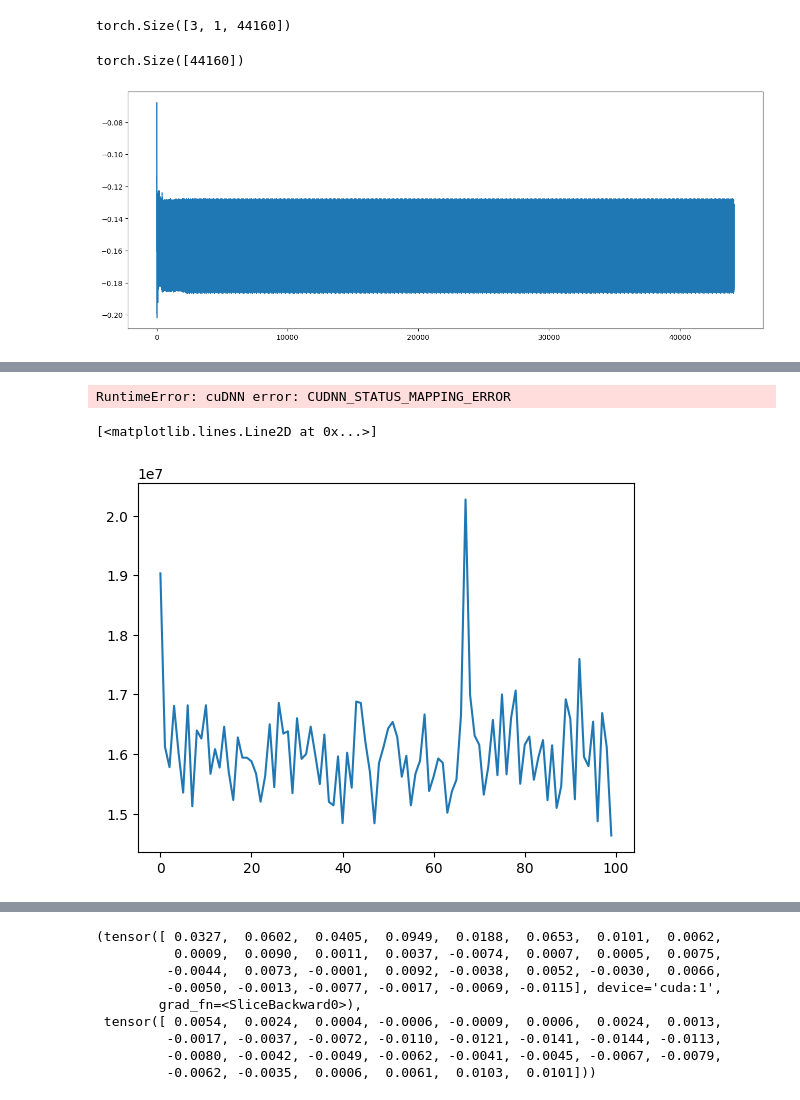
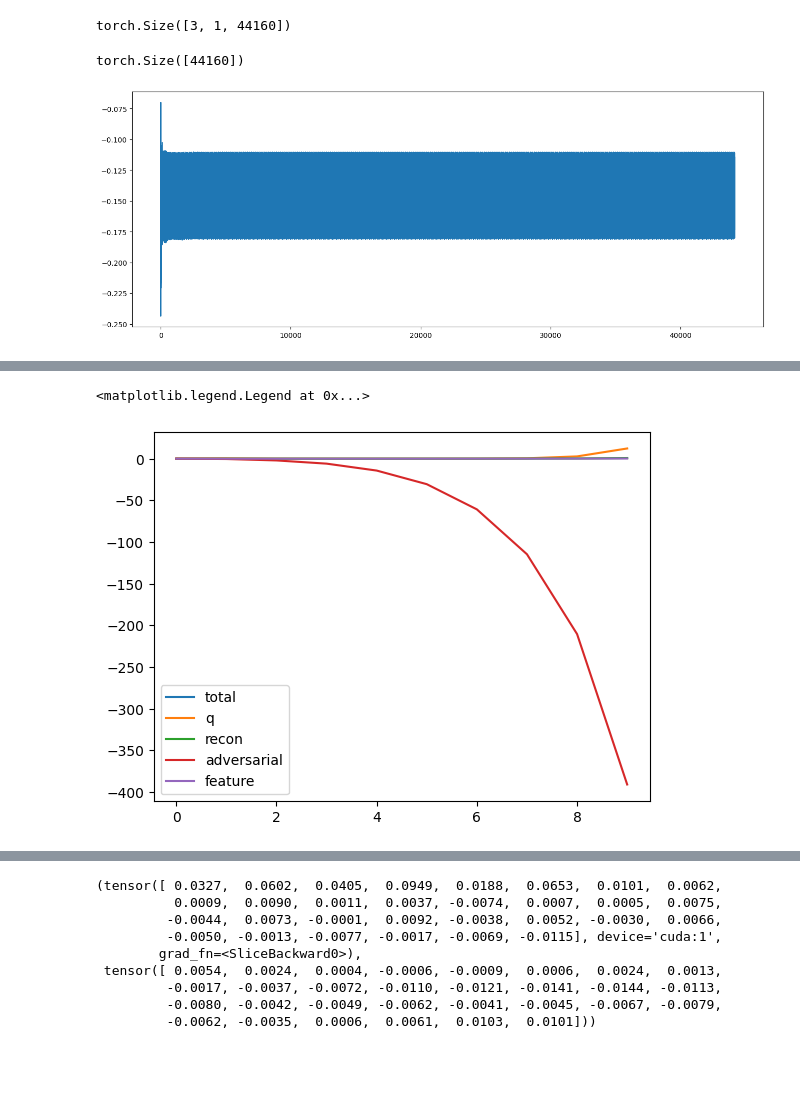
Before and after one commit to pvwoods/elko, a Jupyter notebook: notebooks/soundstream.ipynb, the cells around one changed output, grey strips where cells are left out. Saved outputs shown, nothing was run; the diff lists cells and outputs as text; code cells hidden in the pictures; blank space fills up the shorter version.

Commit message:
working through diverging adversarial loss

```diff
--- a/notebooks/soundstream.ipynb
+++ b/notebooks/soundstream.ipynb
@@ -337,21 +337,21 @@ class MultiScaleDiscriminator(nn.Module):
             channels_out = min(max_channels, cur_channels * 4)
             self.conv_layers.append(nn.Sequential(
                 nn.Conv1d(cur_channels, channels_out, 8, stride = 4, padding = 4, groups = groups),
-                nn.LeakyReLU()
+                nn.LeakyReLU(0.1)
             ))
 
             cur_channels = channels_out
 
         self.out_conv = nn.Sequential(
             nn.Conv1d(cur_channels, cur_channels, 3),
-            nn.LeakyReLU(),
+            nn.LeakyReLU(0.1),
             nn.Conv1d(cur_channels, 1, 1)
         )
 
     def forward(self, x):
 
         out = self.in_conv(x)
-        intermediates = [out]
+        intermediates = []
 
         for layer in self.conv_layers:
             out = layer(out)
@@ -421,21 +420,21 @@ class SoundStream(nn.Module):
         self.decoder = SSDecoder(in_channels, channels, embedding_dims)
 
         self.discriminator_scales = discriminator_scales
-        self.discriminators = [MultiScaleDiscriminator() for _ in self.discriminator_scales]
+        self.discriminators = nn.ModuleList([MultiScaleDiscriminator() for _ in self.discriminator_scales])
 
-    def forward(self, x):
+    def forward(self, x, breakout_losses:bool=False):
 
         h = self.encoder(x).permute(0, 2, 1)
         embs, codes, q_loss = self.quantizer(h)
         out = self.decoder(embs.permute(0, 2, 1))
 
         # recon loss
-        recon_loss = F.mse_loss(out, x)
+        recon_loss = F.mse_loss(x, out)
 
         # adversarial loss
         discr_intermediates = []
         adversarial_losses = []
-        real, fake = x.clone(), out.detach()
+        real, fake = x, out
         for discriminator, scale in zip(self.discriminators, self.discriminator_scales):
             scaled_real, scaled_fake = map(lambda t: F.interpolate(t, scale_factor = scale), (real, fake))
             real_logits, real_intermediates = discriminator(scaled_real)
@@ -456,9 +455,18 @@ class SoundStream(nn.Module):
 
         feature_loss = torch.stack(feature_losses).mean()
 
-        full_loss = q_loss.mean() + recon_loss + adversarial_loss + feature_loss
+        full_loss = q_loss.sum() + recon_loss + adversarial_loss + feature_loss
 
-        return out, embs, codes, full_loss
+        if breakout_losses is False:
+            return out, embs, codes, full_loss
+        else:
+            loss_dict =  {
+                "q": q_loss.sum(),
+                "recon": recon_loss,
+                "adversarial": adversarial_loss,
+                "feature": feature_loss
+            }
+            return out, embs, codes, full_loss, loss_dict
 
 model = SoundStream(1, 4, 128, 512, 5)
 x = torch.randn(1, 1, 22080)
@@ -502,7 +510,7 @@ plt.plot(untrained_sample)
 untrained_sample.shape
 # %% [output]
 torch.Size([44160])
-[figure, old version]
+[figure, new version]
 # %%
 from IPython.display import Audio
 
@@ -518,29 +526,37 @@ model = SoundStream(*SMALL)
 model.to(device)
 
 optimizer = torch.optim.Adam(model.parameters())
-steps = 1
+steps = 10
 pbar = tqdm(total=steps)
 losses = []
 BATCH_SIZE = 32
+loss_dicts = []
 
 for i in range(steps):
     pbar.update(1)
     batch_ix = torch.randint(0, xs.shape[0], (BATCH_SIZE,))
     inputs = xs[batch_ix].to(device)
-    out, embs, codes, loss = model(inputs)
+    out, embs, codes, loss, loss_dict = model(inputs, True)
 
     optimizer.zero_grad()
     loss.backward()
     optimizer.step()
 
     losses.append(loss.item())
+    loss_dicts.append(loss_dict)
     pbar.set_description(desc=f"average loss: {(sum(losses[-100:])/min(100,len(losses))):.2f}")
-# %% [output]
-RuntimeError: cuDNN error: CUDNN_STATUS_MAPPING_ERROR
 # %%
 plt.plot(torch.tensor(losses).view(-1, 10).mean(1))
+legend = ['total']
+if len(loss_dicts):
+    for key in loss_dicts[0].keys():
+        key_plot = [x[key].item() for x in loss_dicts]
+        plt.plot(key_plot)
+        legend.append(key)
+
+plt.legend(legend)
 # %% [output]
-[<matplotlib.lines.Line2D at 0x...>]
+<matplotlib.legend.Legend at 0x...>
-[figure, old version]
+[figure, new version]
 # %%
 sample_ix = 61
```
Also changed, not shown: parts of 5 cells of this notebook, 1 other file.
